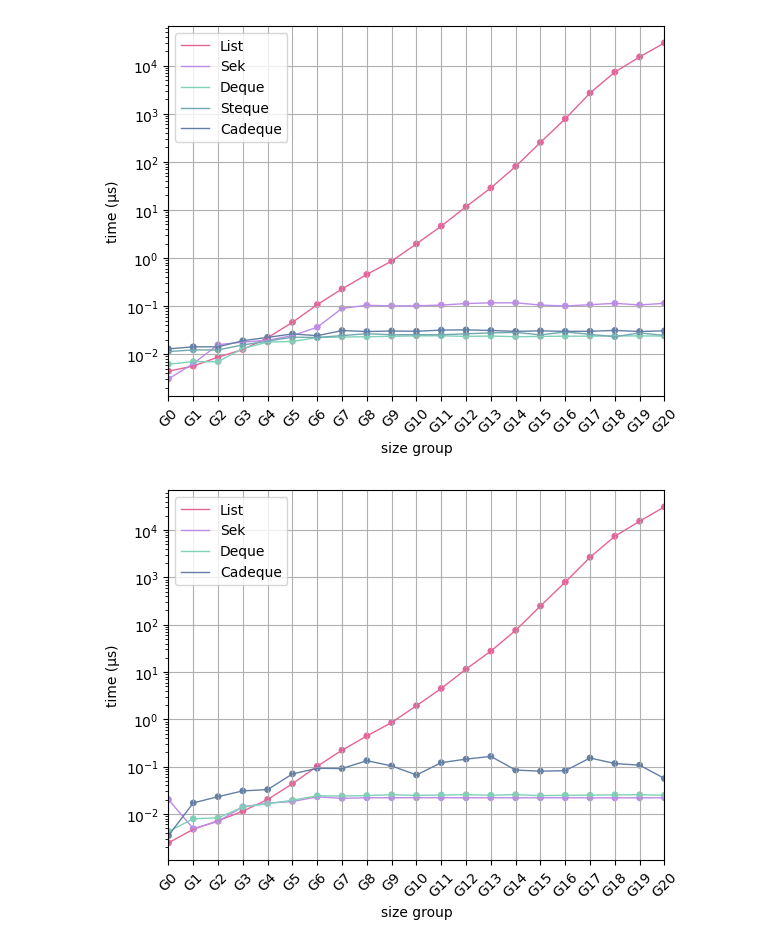
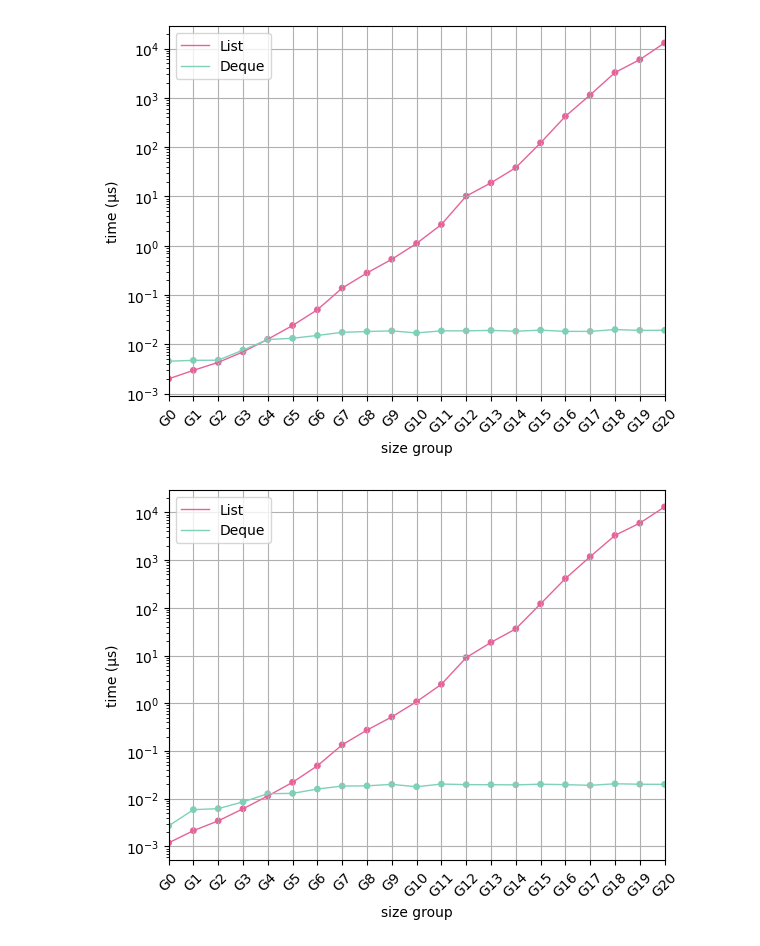
Before and after one commit to JulesViennotFranca/VerifiedCatenableDeque, a Jupyter notebook: bench/graphics.ipynb, the cells around one changed output. Cells and saved outputs as stored; diff of their text form; code cells hidden in the pictures.

```diff
--- a/bench/graphics.ipynb
+++ b/bench/graphics.ipynb
@@ -129,18 +131,20 @@ plot_time_data_2D(data, [list, sek, deque, steque, cadeque])
 file = "./tmp/inject.csv"
 data = pd.read_csv(file)
 
-plot_time_data_2D(data, [list, sek, deque, steque, cadeque], scale='log')
+# plot_time_data_2D(data, [list, sek, deque, steque, cadeque], scale='log')
+plot_time_data_2D(data, [list, deque], scale='log')
 # %% [output]
-[figure, old version]
+[figure, new version]
 # %%
 # Graph for eject
 
 file = "./tmp/eject.csv"
 data = pd.read_csv(file)
 
-plot_time_data_2D(data, [list, sek, deque, cadeque], scale='log')
+# plot_time_data_2D(data, [list, sek, deque, cadeque], scale='log')
+plot_time_data_2D(data, [list, deque], scale='log')
 # %% [output]
-[figure, old version]
+[figure, new version]
 # %%
 # Graph for concat
 
```
Also changed, not shown: parts of 4 cells of this notebook, 4 other files.
